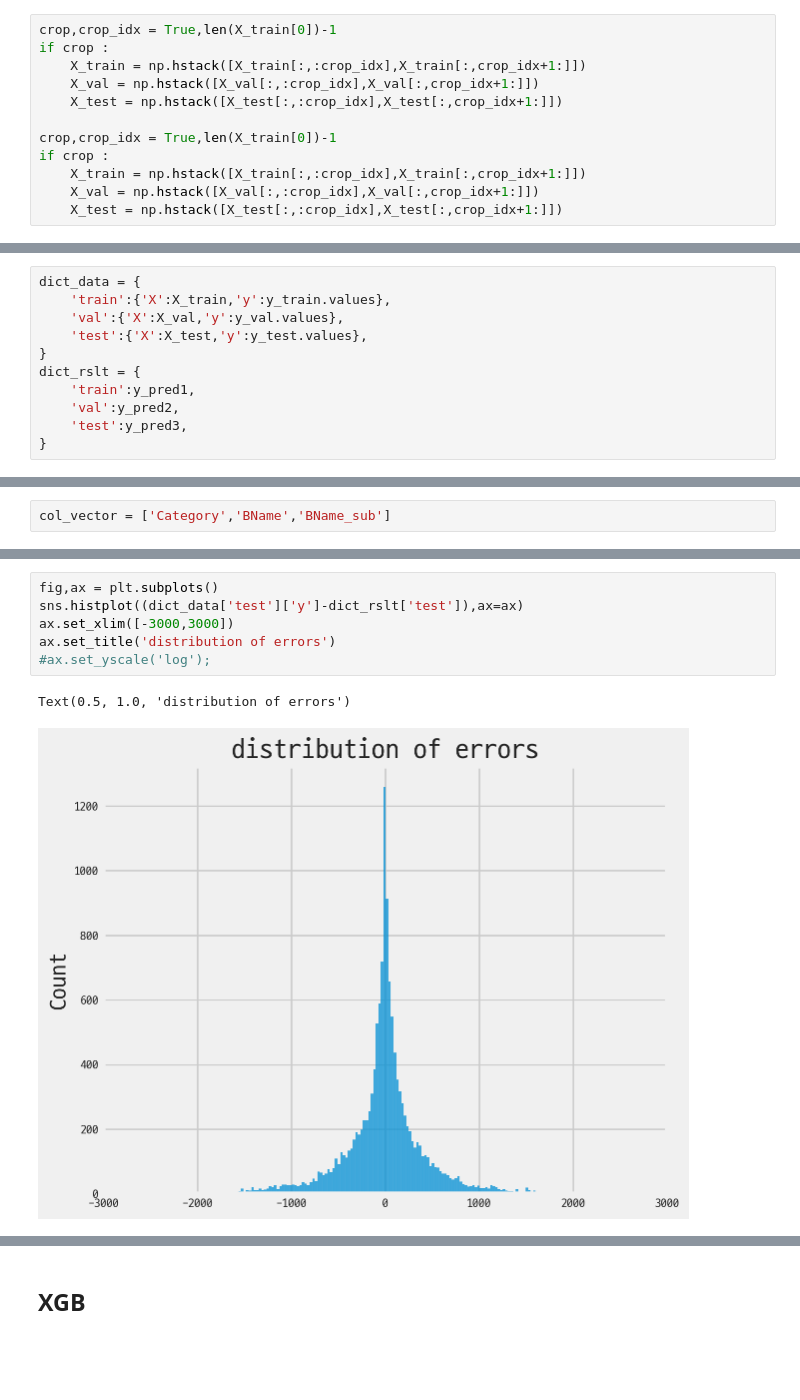
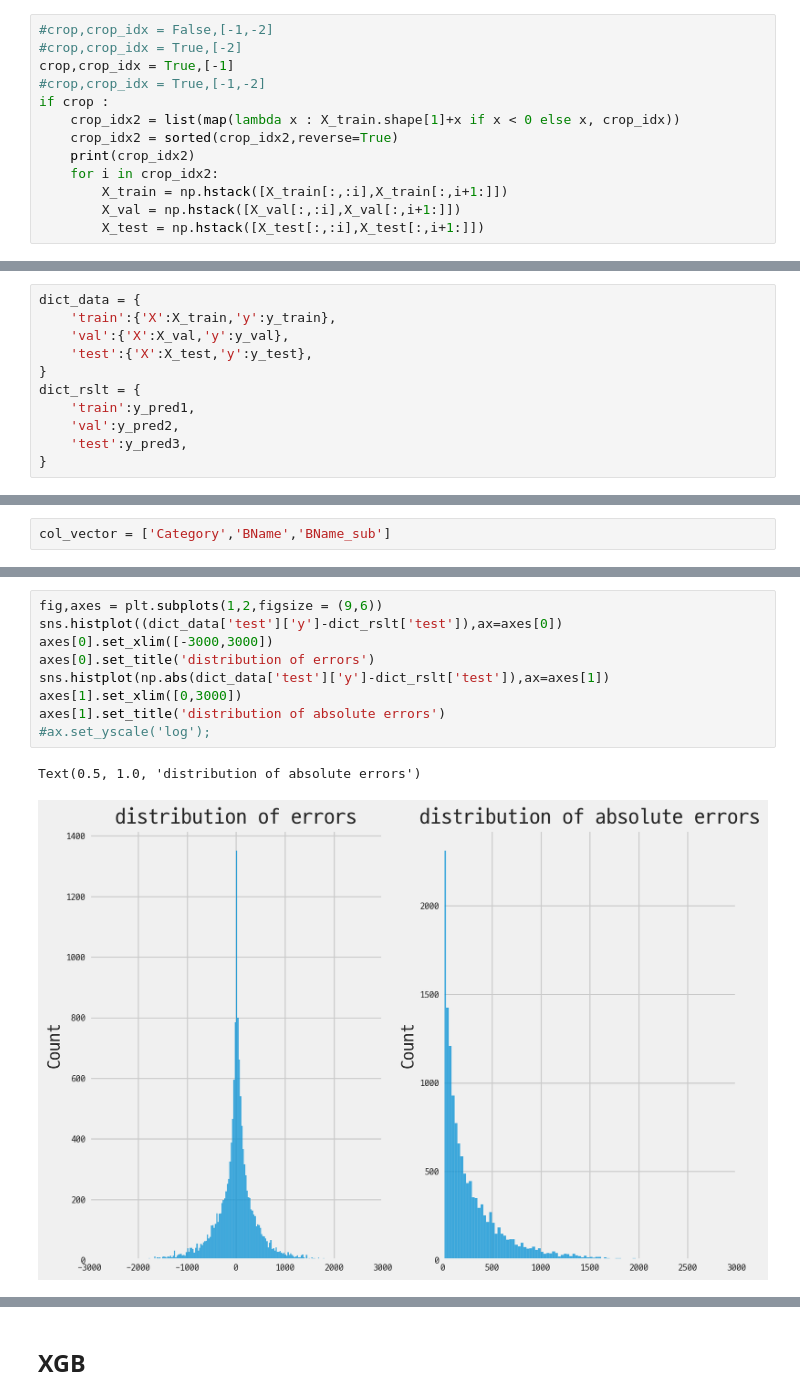
Before and after one commit to kdt-3-second-Project/aladin_usedbook, a Jupyter notebook: research/240717_simple_model_for_sample.ipynb, the cells around one changed output, grey strips where cells are left out. Cells and saved outputs as stored; diff of their text form; blank space fills up the shorter version.

```diff
--- a/research/240717_simple_model_for_sample.ipynb
+++ b/research/240717_simple_model_for_sample.ipynb
@@ -74,15 +75,16 @@ display(y_test.shape)
 **remove some col**
 - -1 : SalesPoint
 - -2 : RglrPrice
-# %%
-crop,crop_idx = True,len(X_train[0])-1
-if crop :
-    X_train = np.hstack([X_train[:,:crop_idx],X_train[:,crop_idx+1:]])
-    X_val = np.hstack([X_val[:,:crop_idx],X_val[:,crop_idx+1:]])
-    X_test = np.hstack([X_test[:,:crop_idx],X_test[:,crop_idx+1:]])
-
-crop,crop_idx = True,len(X_train[0])-1
-if crop :
-    X_train = np.hstack([X_train[:,:crop_idx],X_train[:,crop_idx+1:]])
-    X_val = np.hstack([X_val[:,:crop_idx],X_val[:,crop_idx+1:]])
-    X_test = np.hstack([X_test[:,:crop_idx],X_test[:,crop_idx+1:]])
+# %%
+#crop,crop_idx = False,[-1,-2]
+#crop,crop_idx = True,[-2]
+crop,crop_idx = True,[-1]
+#crop,crop_idx = True,[-1,-2]
+if crop :
+    crop_idx2 = list(map(lambda x : X_train.shape[1]+x if x < 0 else x, crop_idx))
+    crop_idx2 = sorted(crop_idx2,reverse=True)
+    print(crop_idx2)
+    for i in crop_idx2:
+        X_train = np.hstack([X_train[:,:i],X_train[:,i+1:]])
+        X_val = np.hstack([X_val[:,:i],X_val[:,i+1:]])
+        X_test = np.hstack([X_test[:,:i],X_test[:,i+1:]])
@@ -132,8 +136,8 @@ display(y_train.shape)
 # %%
 dict_data = {
-    'train':{'X':X_train,'y':y_train.values},
-    'val':{'X':X_val,'y':y_val.values},
-    'test':{'X':X_test,'y':y_test.values},
+    'train':{'X':X_train,'y':y_train},
+    'val':{'X':X_val,'y':y_val},
+    'test':{'X':X_test,'y':y_test},
 }
 dict_rslt = {
     'train':y_pred1,
@@ -291,9 +302,12 @@ pass
 # %%
-fig,ax = plt.subplots()
-sns.histplot((dict_data['test']['y']-dict_rslt['test']),ax=ax)
-ax.set_xlim([-3000,3000])
-ax.set_title('distribution of errors')
+fig,axes = plt.subplots(1,2,figsize = (9,6))
+sns.histplot((dict_data['test']['y']-dict_rslt['test']),ax=axes[0])
+axes[0].set_xlim([-3000,3000])
+axes[0].set_title('distribution of errors')
+sns.histplot(np.abs(dict_data['test']['y']-dict_rslt['test']),ax=axes[1])
+axes[1].set_xlim([0,3000])
+axes[1].set_title('distribution of absolute errors')
 #ax.set_yscale('log');
 # %% [output]
-Text(0.5, 1.0, 'distribution of errors')
+Text(0.5, 1.0, 'distribution of absolute errors')
-[figure, old version]
+[figure, new version]
```
Also changed, not shown: parts of 25 cells of this notebook, 9 other files.
